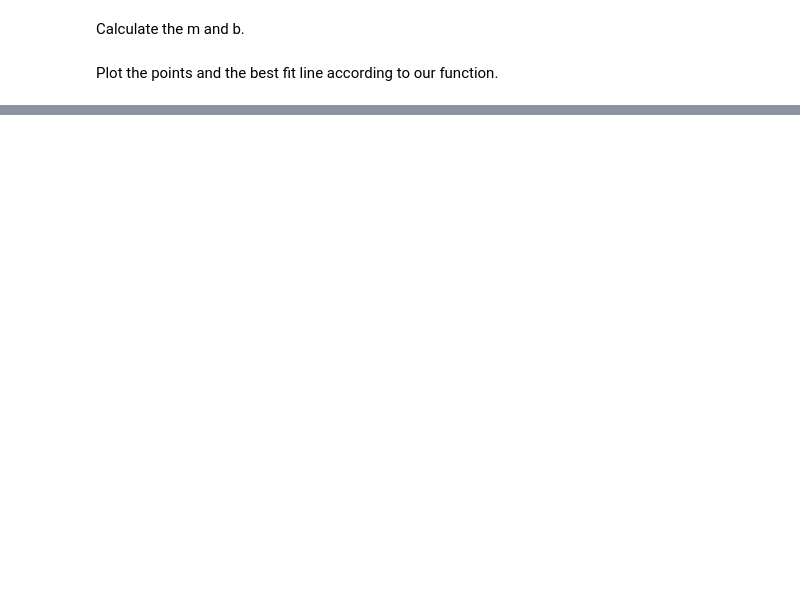
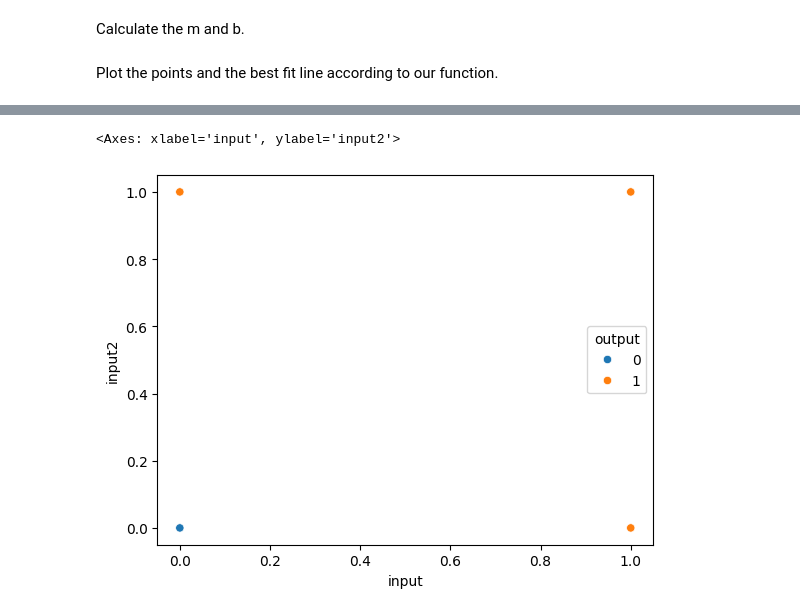
Before and after one commit to hardikchoudharyhc/learning_code, a Jupyter notebook: DL/01_Perceptron.ipynb, the cells around one changed output, grey strips where cells are left out. Saved outputs shown, nothing was run; the diff lists cells and outputs as text; code cells hidden in the pictures; blank space fills up the shorter version.

```diff
--- a/DL/01_Perceptron.ipynb
+++ b/DL/01_Perceptron.ipynb
@@ -115,0 +208,5 @@ plt.ylim(-3,2)
+# %%
+sns.scatterplot(x="input", y="input2", hue="output", data=and_data)
+# %% [output]
+<Axes: xlabel='input', ylabel='input2'>
+[figure, added]
```
Also changed, not shown: parts of 22 cells of this notebook.
